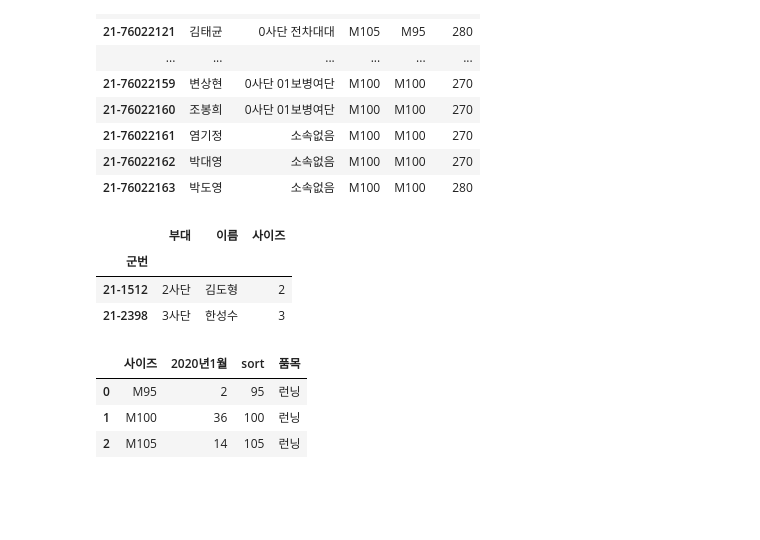
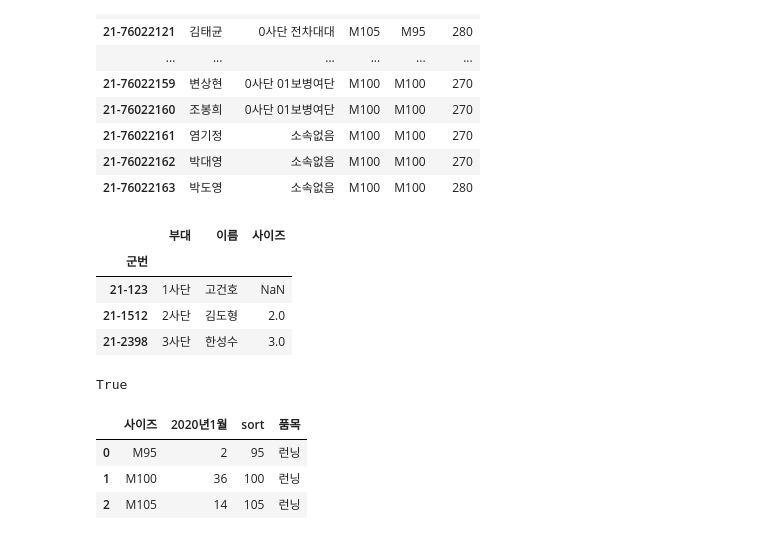
Before and after one commit to Kohgeonho/supplement_manager, a Jupyter notebook: UI.ipynb, the cells around one changed output. Cells and saved outputs as stored; diff of their text form; code cells hidden in the pictures; blank space fills up the shorter version.

Commit message:
join option

```diff
--- a/UI.ipynb
+++ b/UI.ipynb
@@ -185,20 +185,36 @@ member[['군번','이름','부대']].set_index('군번').join(size_info[['군번
 | 21-76022162 | 박대영 | 소속없음 | M100 | M100 | 270 |
 | 21-76022163 | 박도영 | 소속없음 | M100 | M100 | 280 |
 # %%
+import pandas as pd
 df1 = pd.DataFrame({'부대': ['1사단', '2사단', '3사단'],
                     '군번': ['21-123', '21-1512', '21-2398'],
                     '이름': ['고건호', '김도형', '한성수']})
 
 df2 = pd.DataFrame({'군번': ['21-1512', '21-2398'],
                     '이름': ['김도형', '한성수'],
                     '사이즈': [2, 3]})
 
-df1.set_index('군번').join(df2[['군번','사이즈']].set_index('군번'), how='inner', on='군번')
+df3 = df1.set_index('군번').join(df2[['군번','사이즈']].set_index('군번'), how='left', on='군번', rsuffix='_new')
+if '사이즈_new' in df3.columns.tolist():
+    def is_null(x):
+        return x != x
+    size = [row['사이즈'] if is_null(row['사이즈_new']) else row['사이즈_new']
+            for row in df3.iloc]
+    df3 = df3[['이름']]
+    df3['사이즈'] = size
+df3
 # %% [output]
 |  | 부대 | 이름 | 사이즈 |
 | 군번 |  |  |  |
-| 21-1512 | 2사단 | 김도형 | 2 |
-| 21-2398 | 3사단 | 한성수 | 3 |
+| 21-123 | 1사단 | 고건호 | NaN |
+| 21-1512 | 2사단 | 김도형 | 2.0 |
+| 21-2398 | 3사단 | 한성수 | 3.0 |
+# %%
+def is_null(x):
+    return x != x
+is_null()
+# %% [output]
+True
 # %%
 df = pd.read_excel('member_info.xlsx', sheet_name=None)
 unit_total = pd.DataFrame(columns=['사이즈'])
```
Also changed, not shown: 2 other files.
